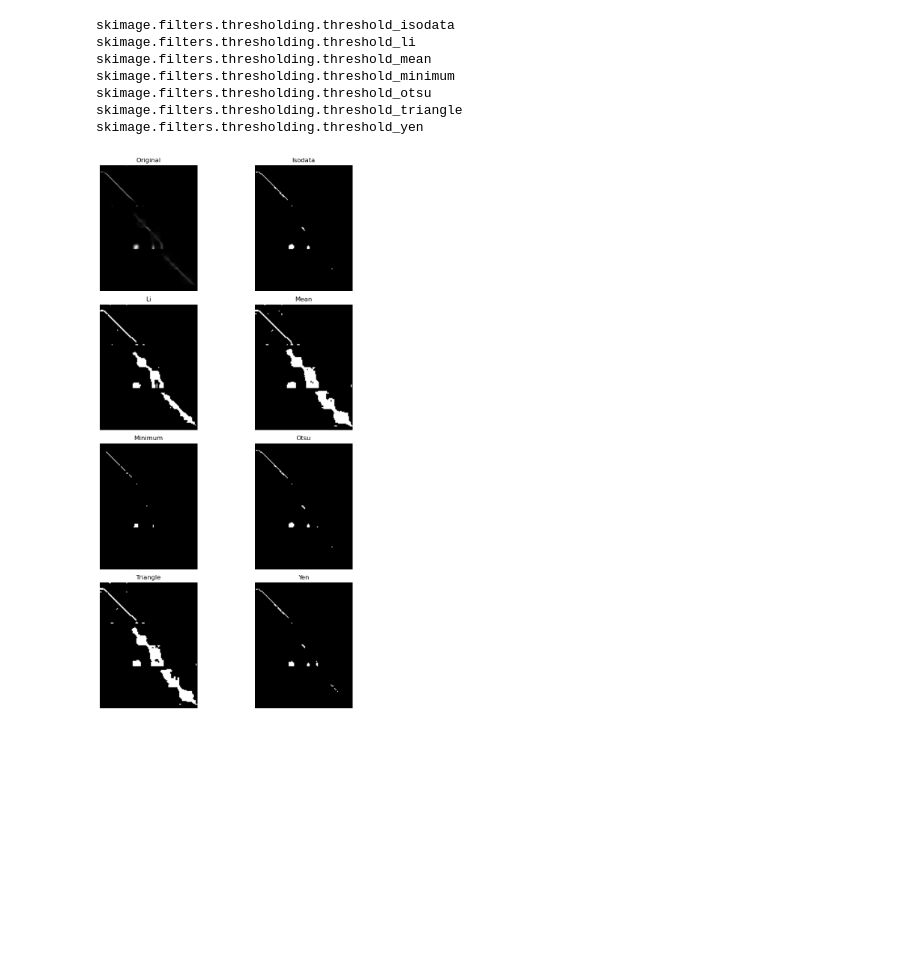
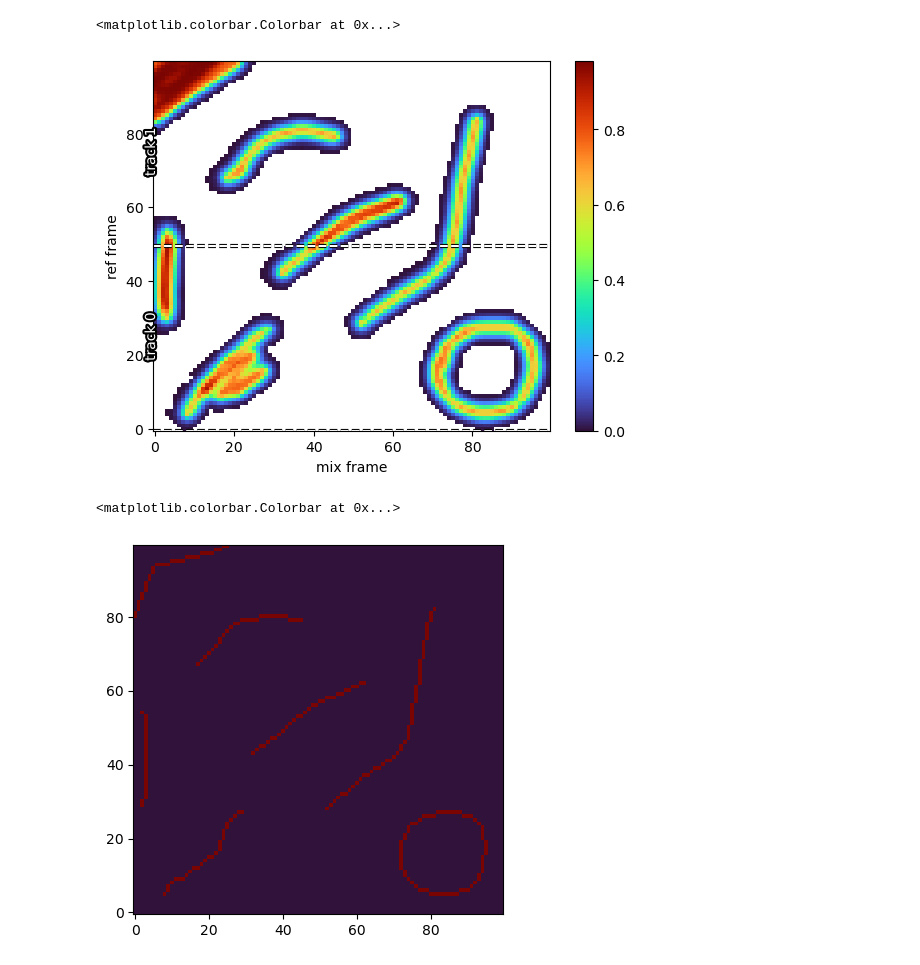
Before and after one commit to etiandre/reverse-dj-mix, a Jupyter notebook: nmf/test-carve.ipynb, the cells around one changed output. Drawn from its saved outputs; the diff is of its cells as text; code cells hidden in the pictures; blank space fills up the shorter version.

```diff
--- a/nmf/test-carve.ipynb
+++ b/nmf/test-carve.ipynb
@@ -69,13 +0,0 @@ plt.show()
-# %%
-fig, ax = skimage.filters.try_all_threshold(H_np, figsize=(10, 15), verbose=True)
-
-plt.show()
-# %% [output]
-skimage.filters.thresholding.threshold_isodata
-skimage.filters.thresholding.threshold_li
-skimage.filters.thresholding.threshold_mean
-skimage.filters.thresholding.threshold_minimum
-skimage.filters.thresholding.threshold_otsu
-skimage.filters.thresholding.threshold_triangle
-skimage.filters.thresholding.threshold_yen
-[figure, removed]
@@ -81,0 +8,18 @@ skimage.filters.thresholding.threshold_yen
+# %%
+H = skimage.io.imread("/data5/anasynth_nonbp/andre/test.png", as_gray=True)
+H = skimage.util.img_as_float(H)
+H = 1 - H
+H = skimage.transform.rotate(H, 90)
+split_idx = [0, H.shape[0]//2, H.shape[0]]
+im=plot.plot_H(H, split_idx)
+plt.colorbar(im)
+# %% [output]
+<matplotlib.colorbar.Colorbar at 0x...>
+[figure, added]
+# %%
+H_skel= skimage.morphology.skeletonize(H)
+plt.imshow(H_skel, origin="lower", cmap="turbo")
+plt.colorbar(im)
+# %% [output]
+<matplotlib.colorbar.Colorbar at 0x...>
+[figure, added]
```
Also changed, not shown: parts of 6 cells of this notebook, 8 other files.
